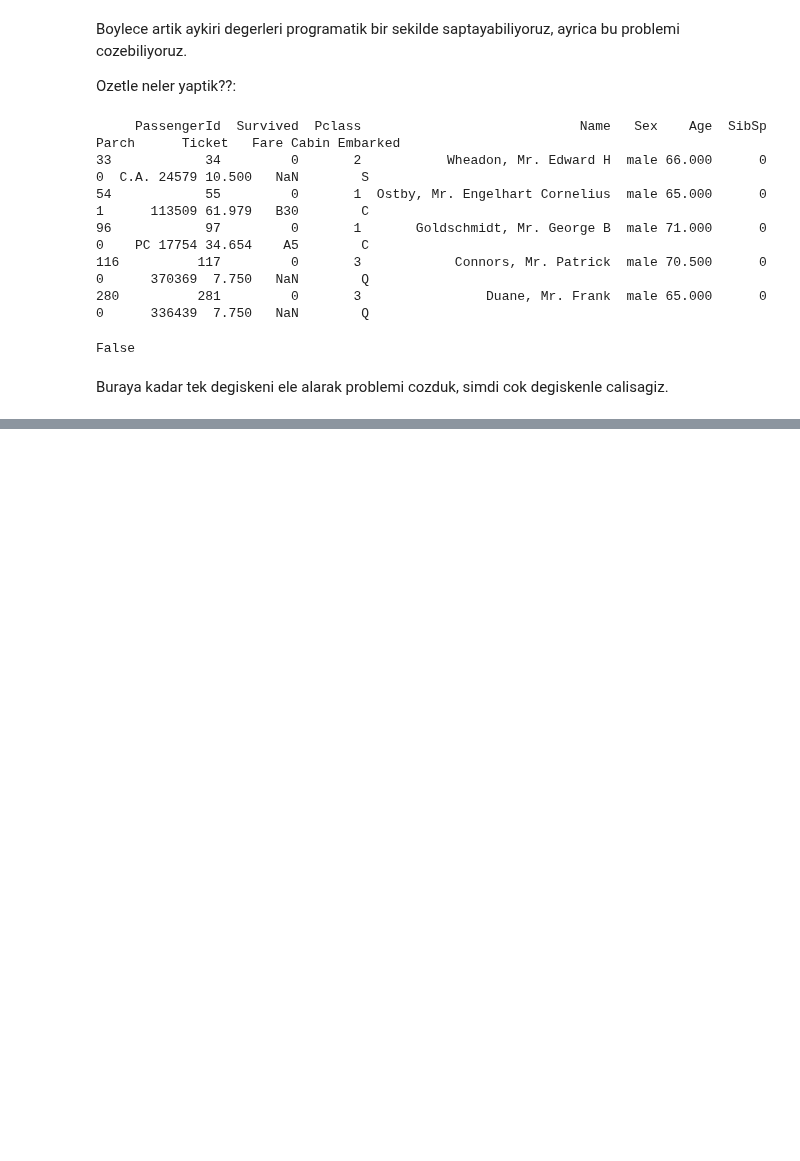
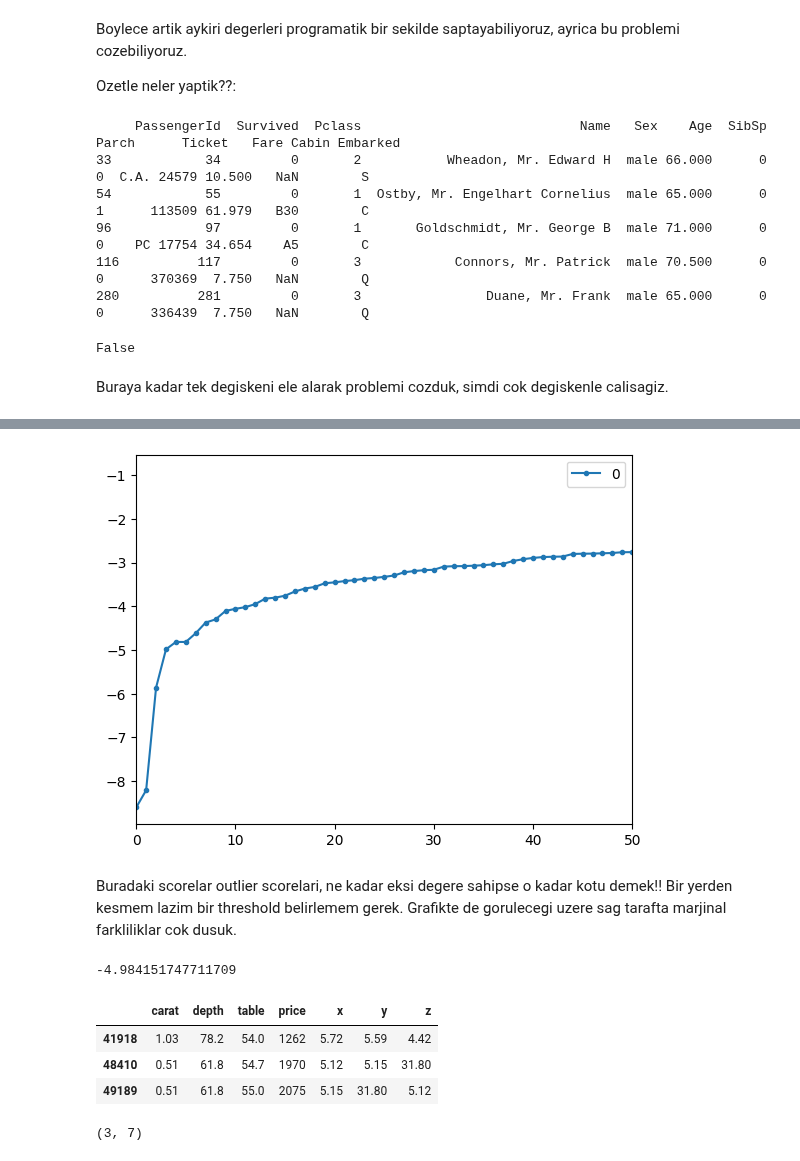
Before and after one commit to BioDiverseBits/Feature_Engineering, a Jupyter notebook: 1_Outliers/Outliers.ipynb, the cells around one changed output, grey strips where cells are left out. Drawn from its saved outputs; the diff is of its cells as text; code cells hidden in the pictures; blank space fills up the shorter version.

```diff
--- a/1_Outliers/Outliers.ipynb
+++ b/1_Outliers/Outliers.ipynb
@@ -705,0 +839,24 @@ Elimizde iki degisken varken iki boyutlu gorsellestirebiliriz fakat ya elimizde
+# %%
+scores = pd.DataFrame(np.sort(df_score))
+scores.plot(stacked=True, xlim=[0, 50], style='.-')
+plt.show()
+# %% [output]
+[figure, added]
+# %% [markdown]
+Buradaki scorelar outlier scorelari, ne kadar eksi degere sahipse o kadar kotu demek!! Bir yerden kesmem lazim bir threshold belirlemem gerek. Grafikte de gorulecegi uzere sag tarafta marjinal farkliliklar cok dusuk.
+# %%
+th = np.sort(df_score)[3]   #Siralamdan sonra 3. indexteki degeri th olarak belirliyorum. (0,1,2,3)
+th
+# %% [output]
+-4.984151747711709
+# %%
+df[df_score < th]
+# %% [output]
+|  | carat | depth | table | price | x | y | z |
+| 41918 | 1.03 | 78.2 | 54.0 | 1262 | 5.72 | 5.59 | 4.42 |
+| 48410 | 0.51 | 61.8 | 54.7 | 1970 | 5.12 | 5.15 | 31.80 |
+| 49189 | 0.51 | 61.8 | 55.0 | 2075 | 5.15 | 31.80 | 5.12 |
+# %%
+df[df_score < th].shape # 3 tane varmis aykiri
+# %% [output]
+(3, 7)
```
Also changed, not shown: parts of 31 cells of this notebook.
